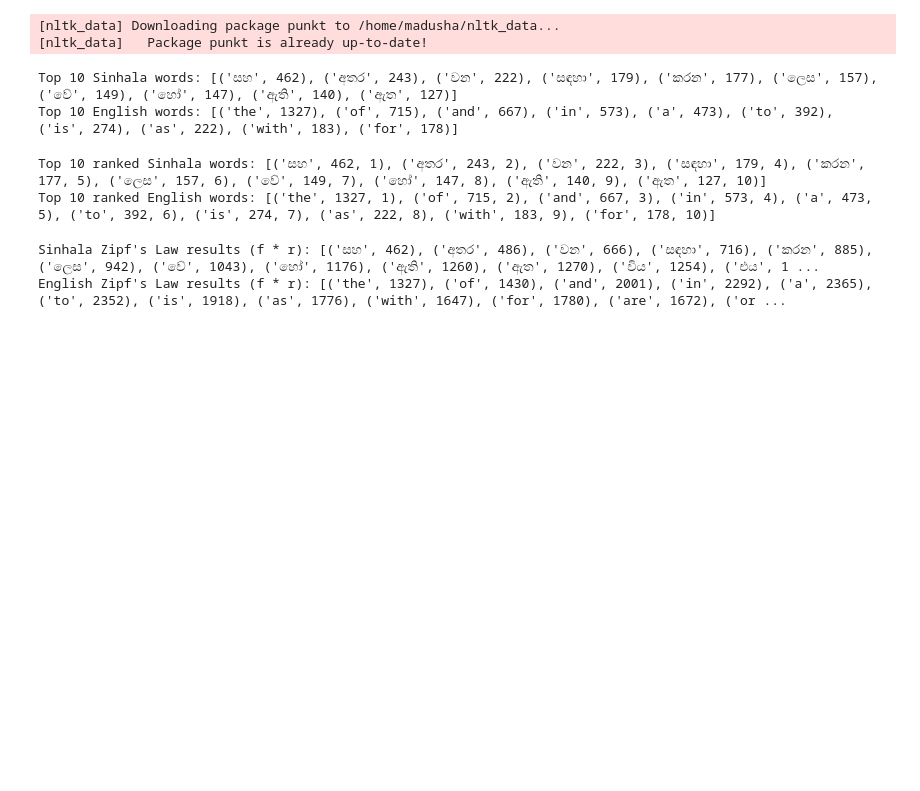
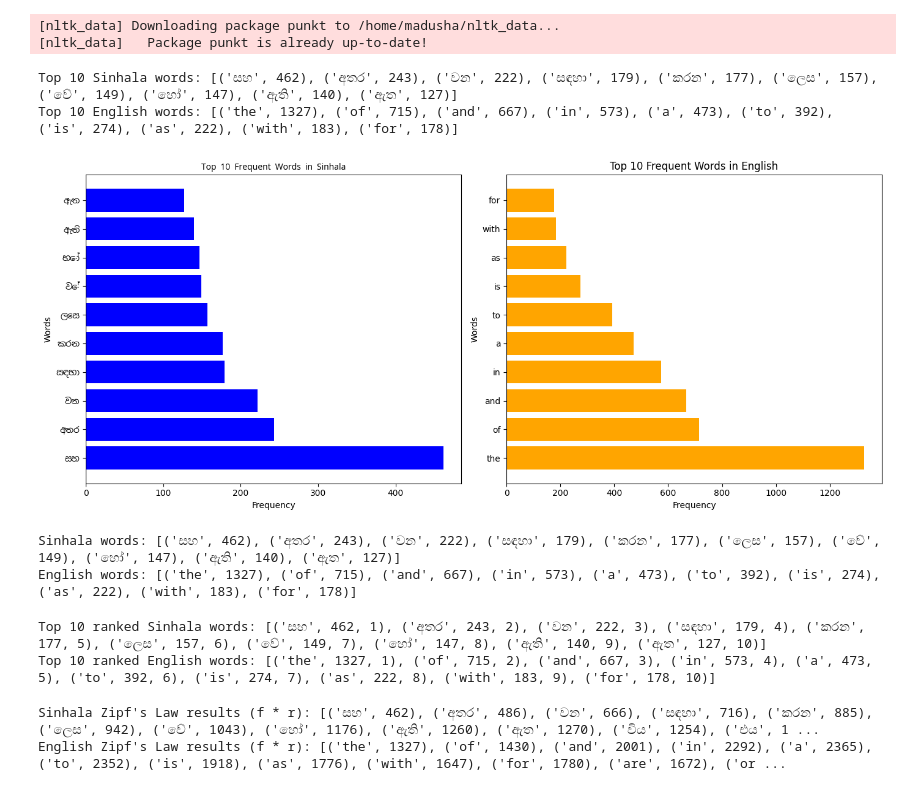
Before and after one commit to MadushaS/zipf-si-en, a Jupyter notebook: main.ipynb, the cells around one changed output. Drawn from its saved outputs; the diff is of its cells as text; code cells hidden in the pictures; blank space fills up the shorter version.

Commit message:
added a word friquency graph for both corporas with sinhala support

```diff
--- a/main.ipynb
+++ b/main.ipynb
@@ -82,6 +82,53 @@ print("Top 10 English words:", english_freq.most_common(10))
 # %% [output]
 Top 10 Sinhala words: [('සහ', 462), ('අතර', 243), ('වන', 222), ('සඳහා', 179), ('කරන', 177), ('ලෙස', 157), ('වේ', 149), ('හෝ', 147), ('ඇති', 140), ('ඇත', 127)]
 Top 10 English words: [('the', 1327), ('of', 715), ('and', 667), ('in', 573), ('a', 473), ('to', 392), ('is', 274), ('as', 222), ('with', 183), ('for', 178)]
+# %%
+import matplotlib.pyplot as plt
+from collections import Counter
+import matplotlib.font_manager as fm
+
+# Load a Sinhala-supported font (e.g., Noto Sans Sinhala)
+# Make sure to replace the path with the correct path to the font file
+sinhala_font_path = "NotoSansSinhala.ttf"
+sinhala_font = fm.FontProperties(fname=sinhala_font_path)
+
+# Get the top 10 most frequent words from Sinhala and English corpora
+sinhala_top_10 = sinhala_freq.most_common(10)
+english_top_10 = english_freq.most_common(10)
+
+# Separate words and frequencies for plotting
+sinhala_words, sinhala_counts = zip(*sinhala_top_10)
+english_words, english_counts = zip(*english_top_10)
+
+# Create subplots for the two languages
+fig, ax = plt.subplots(1, 2, figsize=(14, 6))
+
+# Plot Sinhala word frequencies
+ax[0].barh(sinhala_words, sinhala_counts, color='blue')
+ax[0].set_title('Top 10 Frequent Words in Sinhala', fontproperties=sinhala_font)
+ax[0].set_xlabel('Frequency')
+ax[0].set_ylabel('Words')
+# Apply the Sinhala font to y-axis labels
+ax[0].tick_params(axis='y', labelsize=10)
+for label in ax[0].get_yticklabels():
+    label.set_fontproperties(sinhala_font)
+
+# Plot English word frequencies
+ax[1].barh(english_words, english_counts, color='orange')
+ax[1].set_title('Top 10 Frequent Words in English')
+ax[1].set_xlabel('Frequency')
+ax[1].set_ylabel('Words')
+
+# Show the plots
+plt.tight_layout()
+plt.show()
+
+print("Sinhala words:", sinhala_top_10)
+print("English words:", english_top_10)
+# %% [output]
+[figure, added]
+Sinhala words: [('සහ', 462), ('අතර', 243), ('වන', 222), ('සඳහා', 179), ('කරන', 177), ('ලෙස', 157), ('වේ', 149), ('හෝ', 147), ('ඇති', 140), ('ඇත', 127)]
+English words: [('the', 1327), ('of', 715), ('and', 667), ('in', 573), ('a', 473), ('to', 392), ('is', 274), ('as', 222), ('with', 183), ('for', 178)]
 # %%
 # Sort words by frequency in descending order
 sinhala_sorted = sorted(sinhala_freq.items(), key=lambda x: x[1], reverse=True)
```
Also changed, not shown: parts of 1 cell of this notebook, 1 other file.
